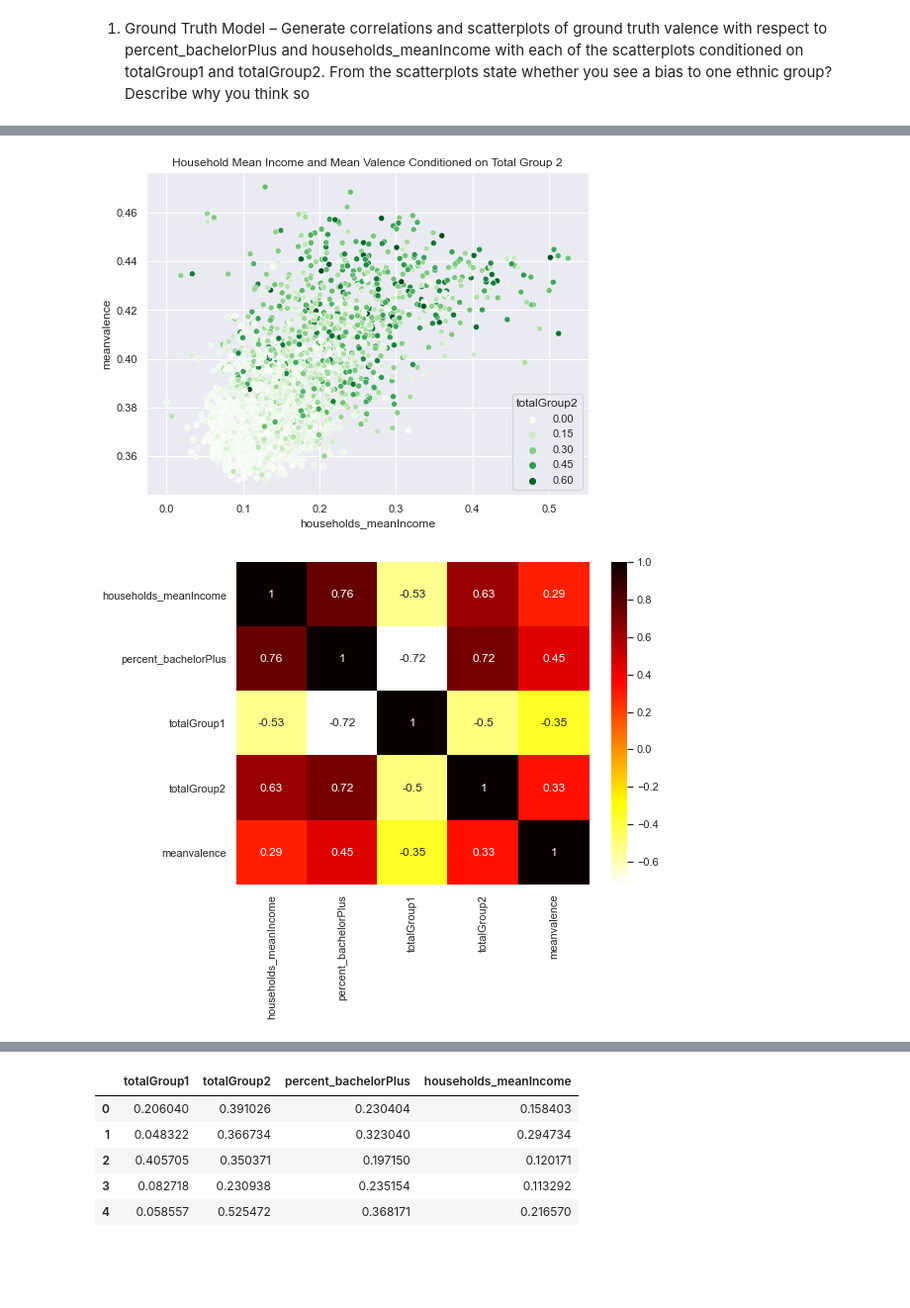
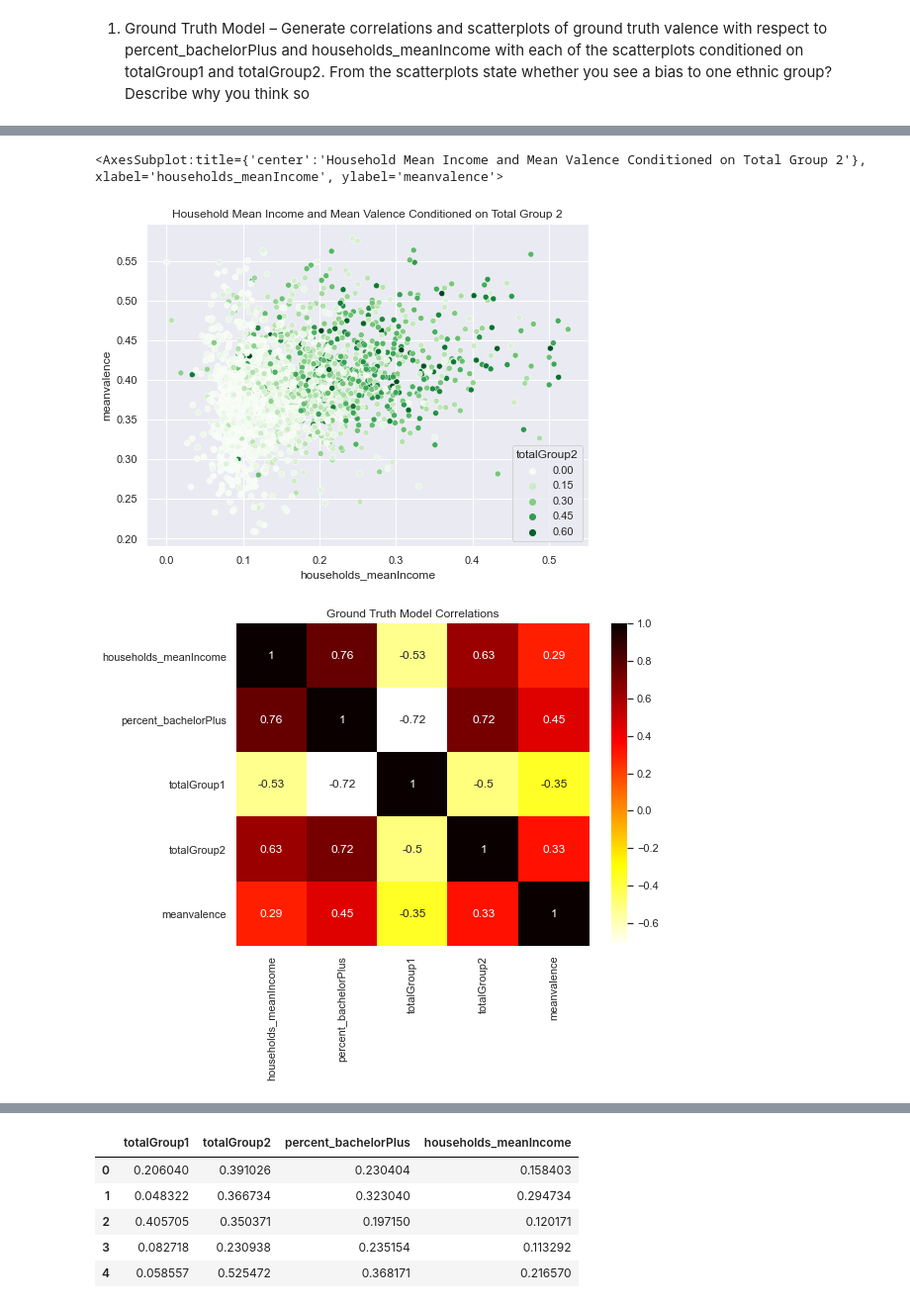
Before and after one commit to EricaXia/spr_2021, a Jupyter notebook: dsci552/problem_sets/ps_4.ipynb, the cells around one changed output, grey strips where cells are left out. Shown at 99% size. Saved outputs shown, nothing was run; the diff lists cells and outputs as text; code cells hidden in the pictures; blank space fills up the shorter version.

```diff
--- a/dsci552/problem_sets/ps_4.ipynb
+++ b/dsci552/problem_sets/ps_4.ipynb
@@ -240,15 +243,18 @@ plt.savefig('../images/scatter_3_ethnicaware_ps4.png')
 # %%
+## GROUND TRUTH
 plt.title('Household Mean Income and Mean Valence Conditioned on Total Group 2')
-sns.scatterplot(data=pred_results, x='households_meanIncome', y="meanvalence", hue="totalGroup2", palette='Greens')
-plt.savefig('../images/scatter_4_ethnicaware_ps4.png')
+sns.scatterplot(data=df2, x='households_meanIncome', y="meanvalence", hue="totalGroup2", palette='Greens')
 # %% [output]
+<AxesSubplot:title={'center':'Household Mean Income and Mean Valence Conditioned on Total Group 2'}, xlabel='households_meanIncome', ylabel='meanvalence'>
-[figure, old version]
+[figure, new version]
 # %%
+## GROUND TRUTH
 ## corrplot
+plt.title('Ground Truth Model Correlations')
 sns.set(rc={'figure.figsize':(8,6)})
 cols = ["households_meanIncome","percent_bachelorPlus", "totalGroup1", "totalGroup2", "meanvalence"]
 sns.heatmap(df2[cols].corr(), annot=True, cmap="hot_r")
-plt.savefig('../images/heatmap_1_ps4.png')
+# plt.savefig('../images/heatmap_1_ps4.png')
 # %% [output]
-[figure, old version]
+[figure, new version]
 # %% [markdown]
```
Also changed, not shown: parts of 16 cells of this notebook, 5 other files.
